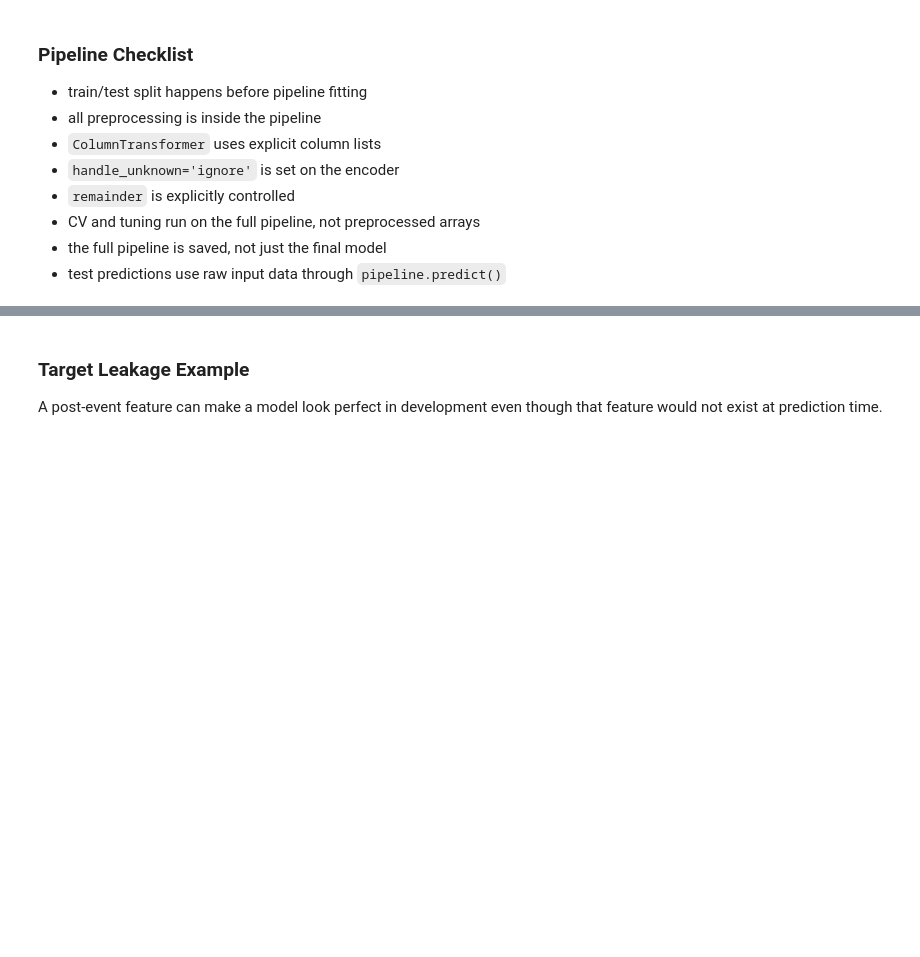
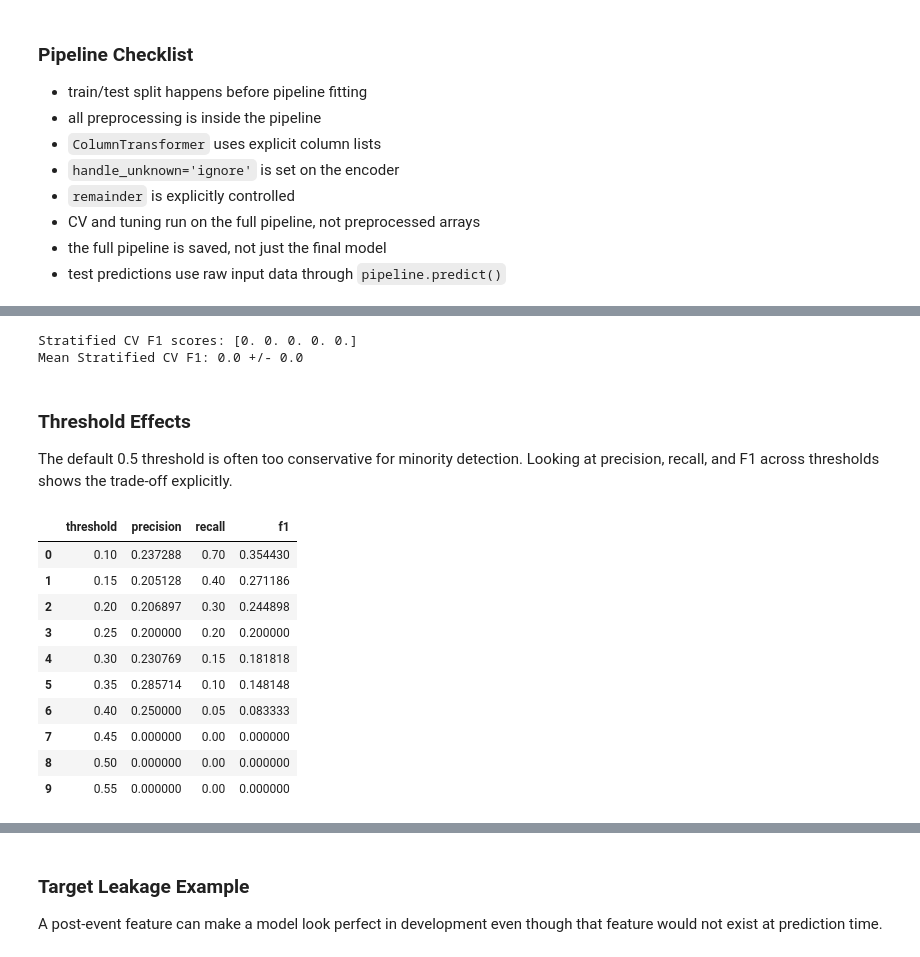
Before and after one commit to kalviumcommunity/S66-0426-Niru-FloodRisk-MachineLearning, a Jupyter notebook: notebooks/complete_project_workflow.ipynb, the cells around one changed output, grey strips where cells are left out. Cells and saved outputs as stored; diff of their text form; code cells hidden in the pictures; blank space fills up the shorter version.

```diff
--- a/notebooks/complete_project_workflow.ipynb
+++ b/notebooks/complete_project_workflow.ipynb
@@ -1562,0 +1643,38 @@ Leakage is dangerous because it does not crash code or raise warnings. It simply
+# %%
+# This uses stratified cross-validation for stable minority-class evaluation.
+skf = StratifiedKFold(n_splits=5, shuffle=True, random_state=RANDOM_STATE)
+imb_cv_scores = cross_val_score(imb_pipeline, X_imb_train, y_imb_train, cv=skf, scoring='f1')
+print('Stratified CV F1 scores:', np.round(imb_cv_scores, 3))
+print('Mean Stratified CV F1:', imb_cv_scores.mean(), '+/-', imb_cv_scores.std())
+# %% [output]
+Stratified CV F1 scores: [0. 0. 0. 0. 0.]
+Mean Stratified CV F1: 0.0 +/- 0.0
+# %% [markdown]
+### Threshold Effects
+
+The default 0.5 threshold is often too conservative for minority detection. Looking at precision, recall, and F1 across thresholds shows the trade-off explicitly.
+# %%
+# This evaluates the precision-recall trade-off across thresholds.
+threshold_rows = []
+for t in np.arange(0.1, 0.6, 0.05):
+    y_custom = (imb_prob >= t).astype(int)
+    threshold_rows.append({
+        'threshold': round(float(t), 2),
+        'precision': precision_score(y_imb_test, y_custom, zero_division=0),
+        'recall': recall_score(y_imb_test, y_custom, zero_division=0),
+        'f1': f1_score(y_imb_test, y_custom, zero_division=0)
+    })
+threshold_df = pd.DataFrame(threshold_rows)
+display(threshold_df)
+# %% [output]
+|  | threshold | precision | recall | f1 |
+| 0 | 0.10 | 0.237288 | 0.70 | 0.354430 |
+| 1 | 0.15 | 0.205128 | 0.40 | 0.271186 |
+| 2 | 0.20 | 0.206897 | 0.30 | 0.244898 |
+| 3 | 0.25 | 0.200000 | 0.20 | 0.200000 |
+| 4 | 0.30 | 0.230769 | 0.15 | 0.181818 |
+| 5 | 0.35 | 0.285714 | 0.10 | 0.148148 |
+| 6 | 0.40 | 0.250000 | 0.05 | 0.083333 |
+| 7 | 0.45 | 0.000000 | 0.00 | 0.000000 |
+| 8 | 0.50 | 0.000000 | 0.00 | 0.000000 |
+| 9 | 0.55 | 0.000000 | 0.00 | 0.000000 |
```
Also changed, not shown: parts of 11 cells of this notebook.
